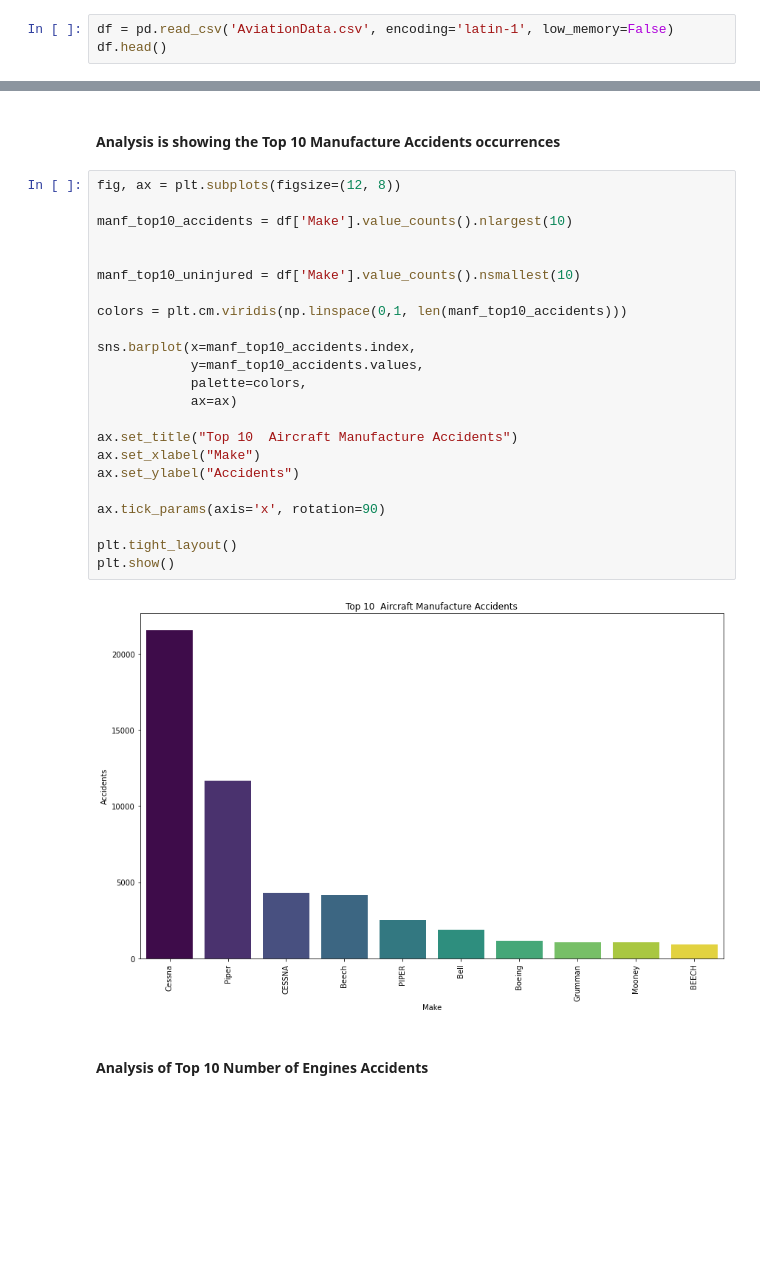
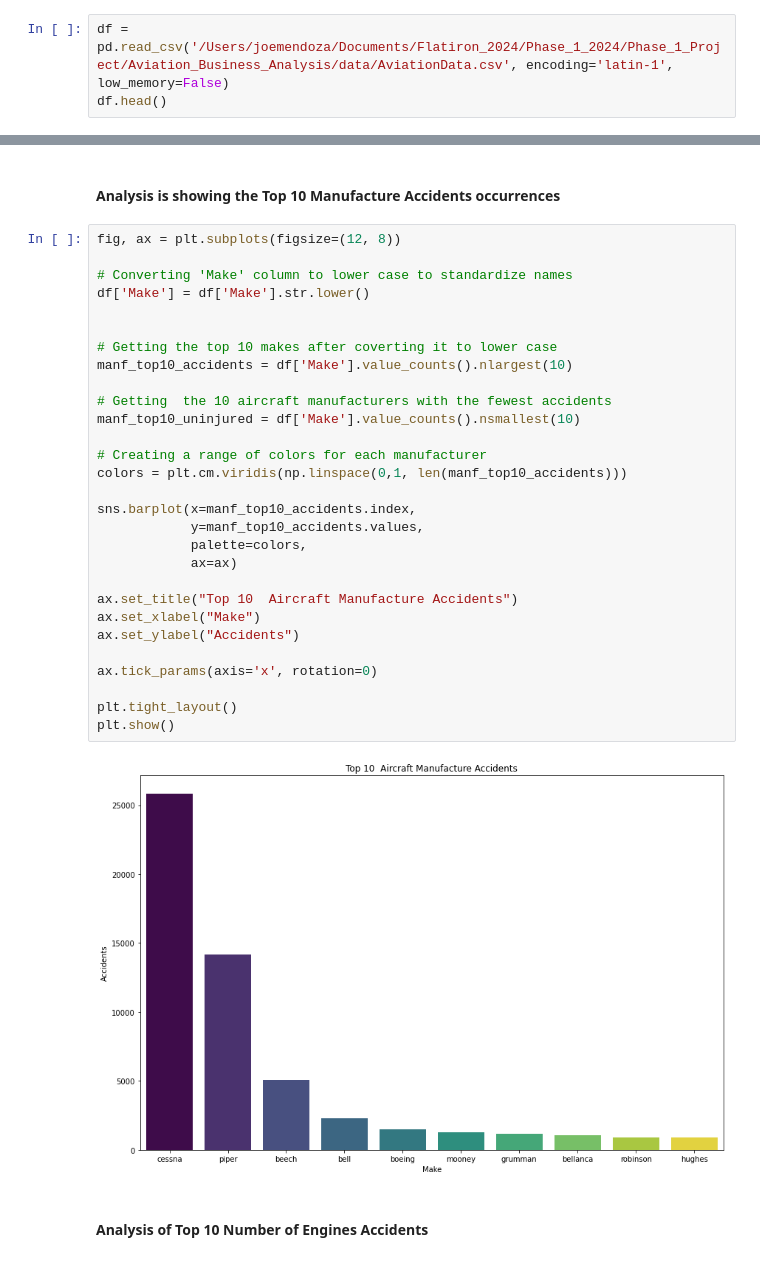
Before and after one commit to dbvimpec/Aviation_Business_Analysis, a Jupyter notebook: notebook.ipynb, the cells around one changed output, grey strips where cells are left out. Cells and saved outputs as stored; diff of their text form; blank space fills up the shorter version.

```diff
--- a/notebook.ipynb
+++ b/notebook.ipynb
@@ -18,7 +18,7 @@ import seaborn as sns
 # %% [markdown]
 #### Loading 'AviationData.csv' file into a Pandas Dataframe
 # %%
-df = pd.read_csv('AviationData.csv', encoding='latin-1', low_memory=False)
+df = pd.read_csv('/Users/joemendoza/Documents/Flatiron_2024/Phase_1_2024/Phase_1_Project/Aviation_Business_Analysis/data/AviationData.csv', encoding='latin-1', low_memory=False)
 df.head()
 # %% [output]
 |  | Event.Id | Investigation.Type | Accident.Number | Event.Date | Location | Country | Latitude | Longitude | ... |
@@ -342,28 +351,34 @@ plt.show()
 # %%
 fig, ax = plt.subplots(figsize=(12, 8))
 
+# Converting 'Make' column to lower case to standardize names
+df['Make'] = df['Make'].str.lower()
+
+
+# Getting the top 10 makes after coverting it to lower case
 manf_top10_accidents = df['Make'].value_counts().nlargest(10)
 
-
+# Getting  the 10 aircraft manufacturers with the fewest accidents
 manf_top10_uninjured = df['Make'].value_counts().nsmallest(10)
 
+# Creating a range of colors for each manufacturer
 colors = plt.cm.viridis(np.linspace(0,1, len(manf_top10_accidents)))
 
 sns.barplot(x=manf_top10_accidents.index,
             y=manf_top10_accidents.values,
             palette=colors,
             ax=ax)
 
 ax.set_title("Top 10  Aircraft Manufacture Accidents")
 ax.set_xlabel("Make")
 ax.set_ylabel("Accidents")
 
-ax.tick_params(axis='x', rotation=90)
+ax.tick_params(axis='x', rotation=0)
 
 plt.tight_layout()
 plt.show()
 # %% [output]
-[figure, old version]
+[figure, new version]
 # %% [markdown]
 #### Analysis of Top 10 Number of Engines Accidents
 # %%
```
Also changed, not shown: parts of 7 cells of this notebook, 4 other files.
